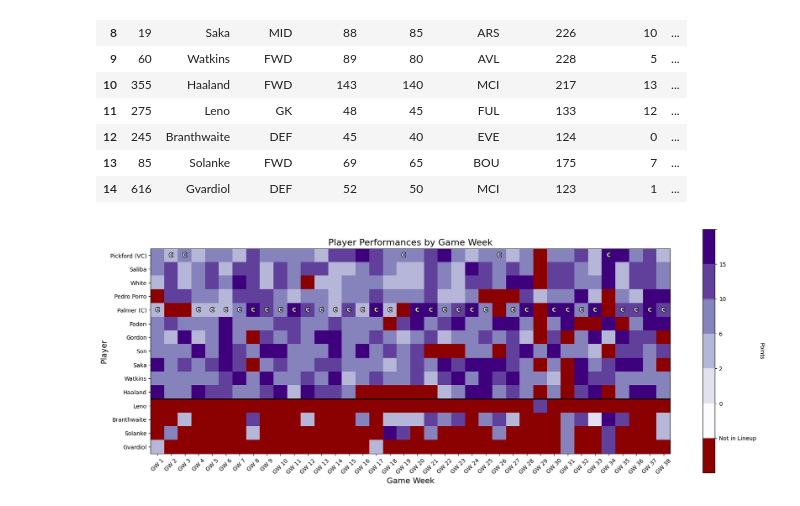
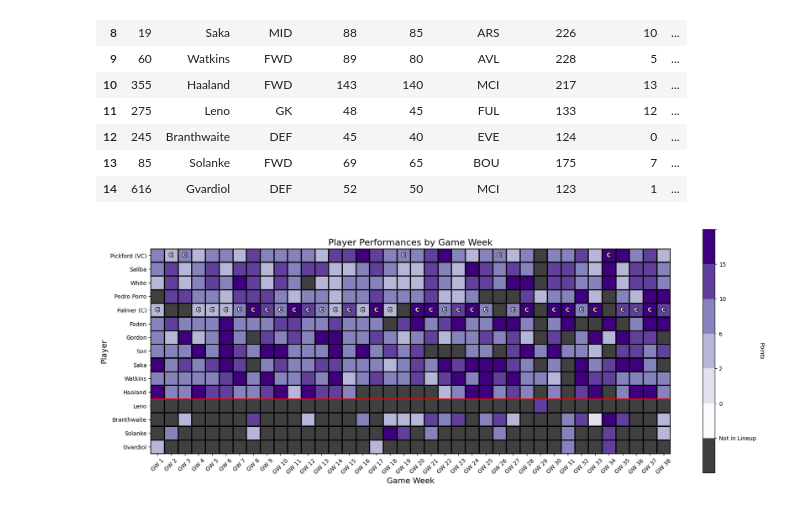
Before and after one commit to ARedshaw02/fpl-hindsight-optimiser, a Jupyter notebook: set_and_forget/exploration_set_and_forget.ipynb, the cells around one changed output. Cells and saved outputs as stored; diff of their text form; code cells hidden in the pictures.

```diff
--- a/set_and_forget/exploration_set_and_forget.ipynb
+++ b/set_and_forget/exploration_set_and_forget.ipynb
@@ -100,13 +101,13 @@ def visualise_player_point_breakdown(df):
     # Define bins and colors
     bins = [-99, -10, 0, 2, 6, 10, 15, np.inf]
     colors = plt.cm.Purples(np.linspace(0, 1, 6)).tolist()
-    dark_red = '#8B0000'
-    colors = [dark_red] + colors
+    black = mcolors.to_rgba('#000000', alpha=0.75)
+    colors = [black] + colors
     # Round max to the nearest 5 up
     bin_labels = ['Not in Lineup', '0', '2', '6', '10', '15', ' ']
 
     # Create a matrix to hold the values for the grid
-    grid_data = np.full((len(df), current_gw), -1)
+    grid_data = np.full((len(df), current_gw), -100)
 
     # Fill the matrix with the player's points for each game week
     for i, row in df.iterrows():
@@ -148,32 +149,37 @@ def visualise_player_point_breakdown(df):
 
     # Add a solid black line between the bench players and the lineup players
     bench_start = df[df['in_lineup'] == False].index[0]
-    ax.axhline(bench_start - 0.5, color='black', linewidth=2)
+    ax.axhline(bench_start - 0.5, color='red', linewidth=2)
 
     # Add 'C' for captain's cells and vice-captain's cells
     for i, row in df.iterrows():
         for j in range(1, current_gw + 1):
             gw_in_team_col = f"gw_{j}_in_team"
             gw_points_col = f"gw_{j}_points"
             gw_minutes_col = f"gw_{j}_minutes"
             if row[gw_in_team_col] and pd.notnull(row[gw_points_col]) and row[gw_minutes_col] > 0:
                 if row['is_captain']:
                     text = ax.text(j-1, i, 'C', ha='center', va='center', color='w', fontweight='bold')
                     text.set_path_effects([PathEffects.withStroke(linewidth=2, foreground='k')])
                 elif row['is_vice_captain'] and not df.loc[df['is_captain'], gw_in_team_col].any():
                     text = ax.text(j-1, i, 'C', ha='center', va='center', color='w', fontweight='bold')
                     text.set_path_effects([PathEffects.withStroke(linewidth=2, foreground='k')])
 
+    ax.set_xticks(np.arange(-0.5, current_gw, 1), minor=True)
+    ax.set_yticks(np.arange(-0.5, len(df), 1), minor=True)
+    ax.grid(which='minor', color='black', linewidth=2)
+    ax.tick_params(which='minor', size=0)
+
     # Adjust the spacing between subplots
     plt.subplots_adjust(left=0.15, right=0.95, bottom=0.15, top=0.9)
 
     # Set fig size
     fig.set_size_inches(20, 8)
 
     # Display the plot
     plt.show()
 
 # Assuming engineered_df is already defined and populated
 visualise_player_point_breakdown(add_captaincy_vice_captaincy_to_web_name(engineered_df))
 # %% [output]
-[figure, old version]
+[figure, new version]
```
Also changed, not shown: parts of 1 cell of this notebook.
